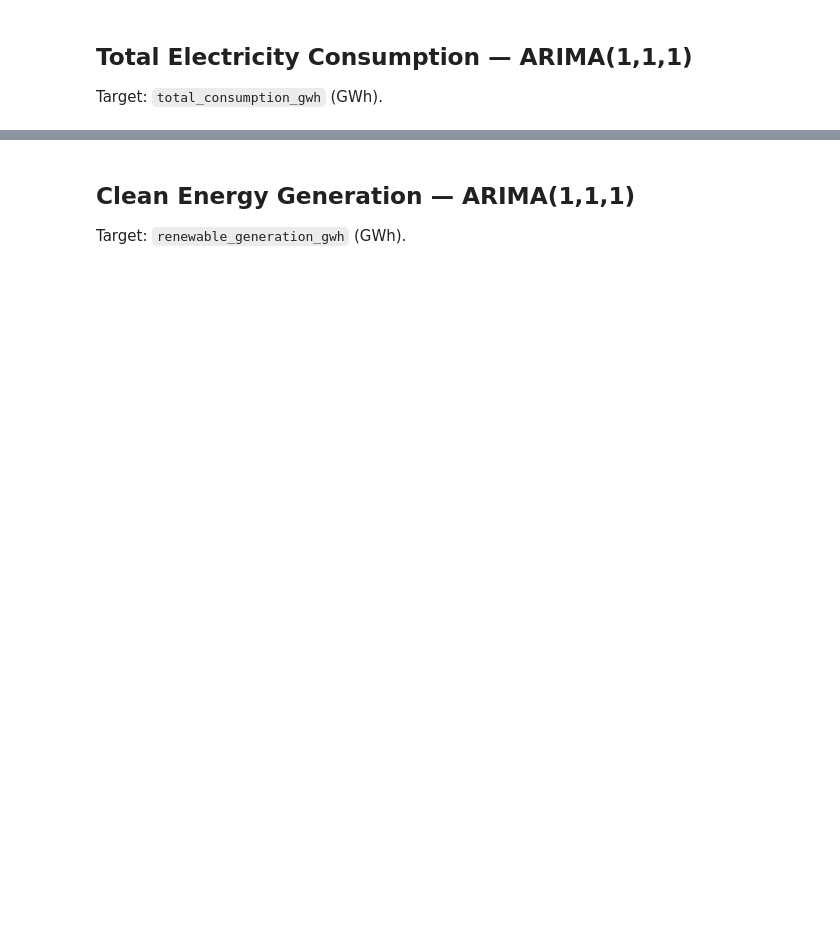
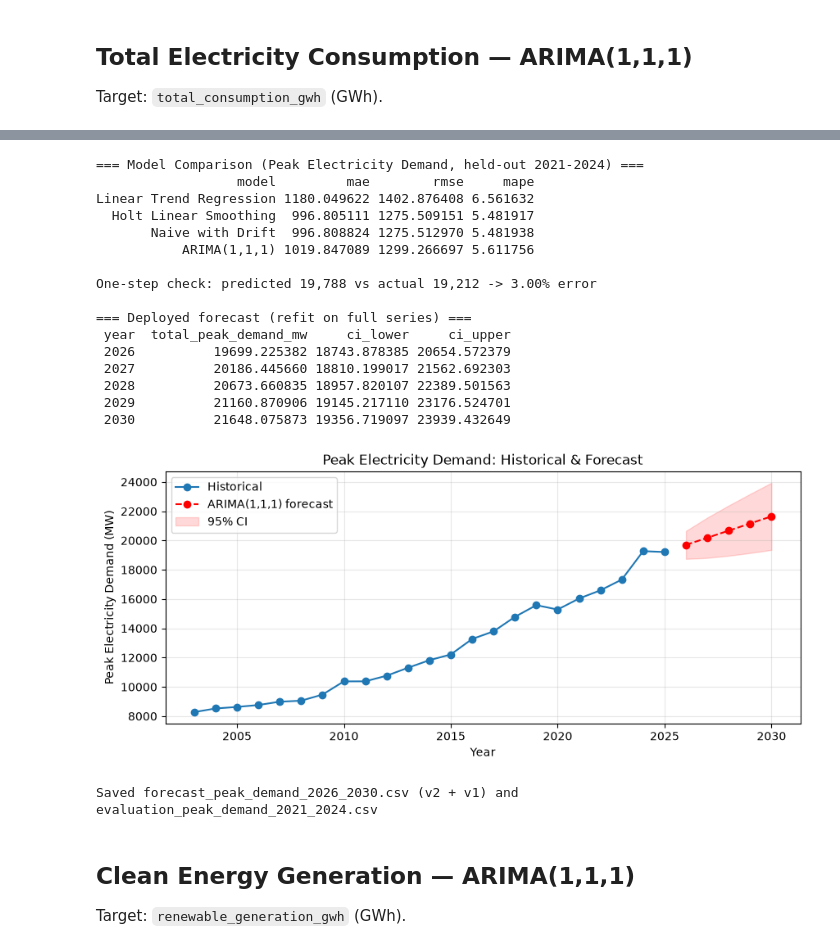
Before and after one commit to Alexander040105/Lumi, a Jupyter notebook: data/DOE_Data_Extracted/notebooks/EnergyTrends_ARIMA_Forecast.ipynb, the cells around one changed output, grey strips where cells are left out. Saved outputs shown, nothing was run; the diff lists cells and outputs as text; code cells hidden in the pictures; blank space fills up the shorter version.

```diff
--- a/data/DOE_Data_Extracted/notebooks/EnergyTrends_ARIMA_Forecast.ipynb
+++ b/data/DOE_Data_Extracted/notebooks/EnergyTrends_ARIMA_Forecast.ipynb
@@ -200,21 +212,40 @@ Target: `total_peak_demand_mw` (MW).
 # %%
-# Peak Electricity Demand — model evaluation and 2025-2030 forecast
-fc, comp = train_and_forecast_series(master, 'total_peak_demand_mw')
+target = 'total_peak_demand_mw'
+comp = evaluate_series(master, target)
+fc, model = fit_deploy(master, target)
+pred, actual, err = one_step_check(master, target)
 
-print('=== Model Comparison (Peak Electricity Demand, test 2021-2024) ===')
+print('=== Model Comparison (Peak Electricity Demand, held-out 2021-2024) ===')
 print(comp.to_string(index=False))
-
-print('\n=== Peak Electricity Demand Forecast 2025-2030 (MW) ===')
+print(f'\nOne-step check: predicted {pred:,.0f} vs actual {actual:,.0f} -> {err:.2f}% error')
+print('\n=== Deployed forecast (refit on full series) ===')
 print(fc.to_string(index=False))
 
-plot_forecast(master, 'total_peak_demand_mw', fc, 'Peak Electricity Demand: Historical & Forecast', 'Peak Electricity Demand (MW)')
+plot_forecast(master, target, fc, 'Peak Electricity Demand: Historical & Forecast', 'Peak Electricity Demand (MW)')
 
-# Save CSVs
-forecast_path = BASE_DIR / 'forecast_peak_demand_2025_2030.csv'
-comp_path = BASE_DIR / 'model_comparison_peak_demand.csv'
-fc.to_csv(forecast_path, index=False)
-comp.to_csv(comp_path, index=False)
-print(f'\nSaved: {forecast_path.name} and {comp_path.name}')
+fc.to_csv(BASE_DIR / 'forecast_peak_demand_2026_2030.csv', index=False)
+comp.to_csv(BASE_DIR / 'evaluation_peak_demand_2021_2024.csv', index=False)
+fc.to_csv(V1_DIR / 'forecast_peak_demand_2026_2030.csv', index=False)
+print('Saved forecast_peak_demand_2026_2030.csv (v2 + v1) and evaluation_peak_demand_2021_2024.csv')
+# %% [output]
+=== Model Comparison (Peak Electricity Demand, held-out 2021-2024) ===
+                  model         mae        rmse     mape
+Linear Trend Regression 1180.049622 1402.876408 6.561632
+  Holt Linear Smoothing  996.805111 1275.509151 5.481917
+       Naive with Drift  996.808824 1275.512970 5.481938
+           ARIMA(1,1,1) 1019.847089 1299.266697 5.611756
+
+One-step check: predicted 19,788 vs actual 19,212 -> 3.00% error
+
+=== Deployed forecast (refit on full series) ===
+ year  total_peak_demand_mw     ci_lower     ci_upper
+ 2026          19699.225382 18743.878385 20654.572379
+ 2027          20186.445660 18810.199017 21562.692303
+ 2028          20673.660835 18957.820107 22389.501563
+ 2029          21160.870906 19145.217110 23176.524701
+ 2030          21648.075873 19356.719097 23939.432649
+[figure, added]
+Saved forecast_peak_demand_2026_2030.csv (v2 + v1) and evaluation_peak_demand_2021_2024.csv
 # %% [markdown]
 ## Clean Energy Generation — ARIMA(1,1,1)
 
```
Also changed, not shown: parts of 12 cells of this notebook, 28 other files.
